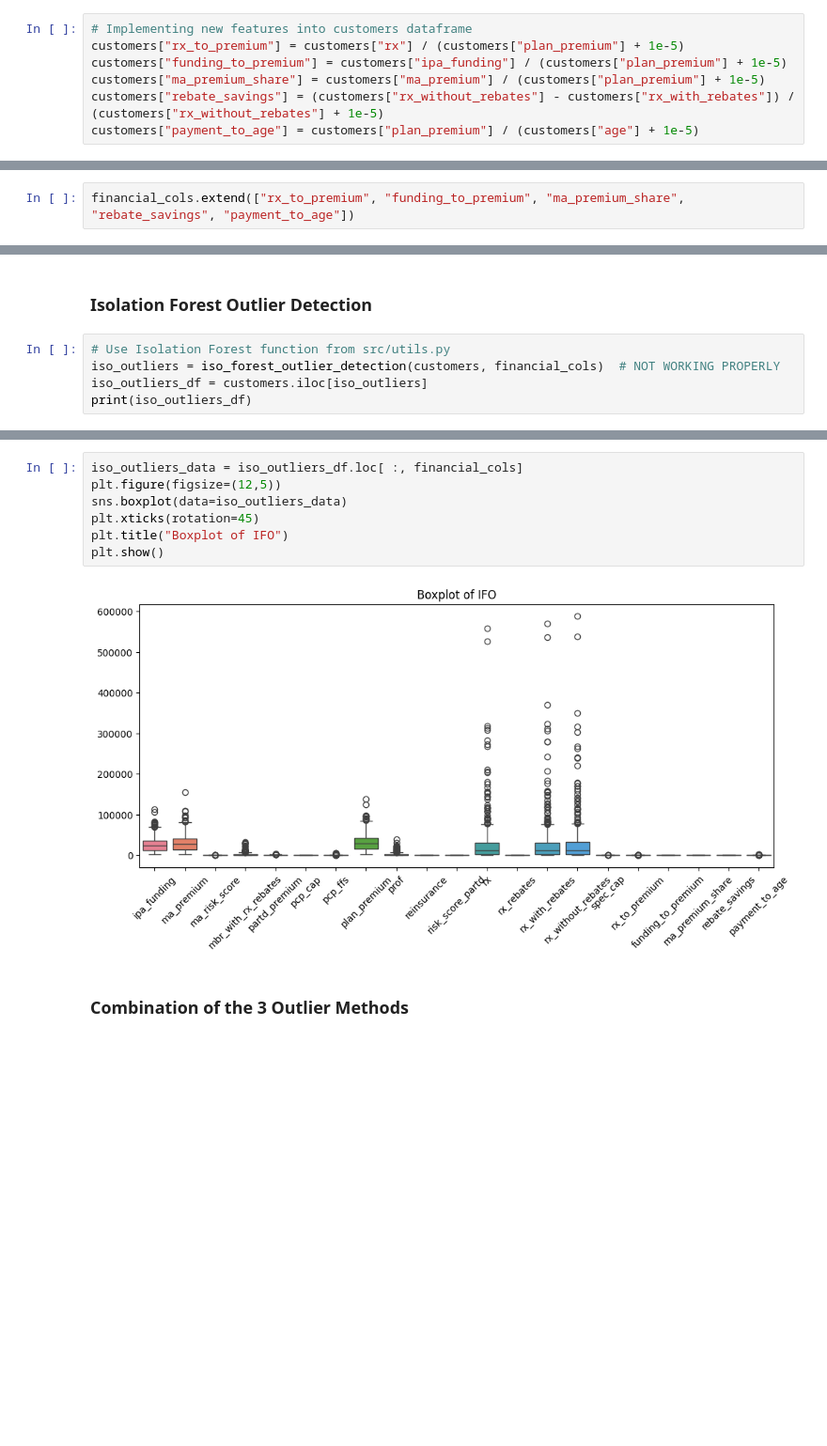
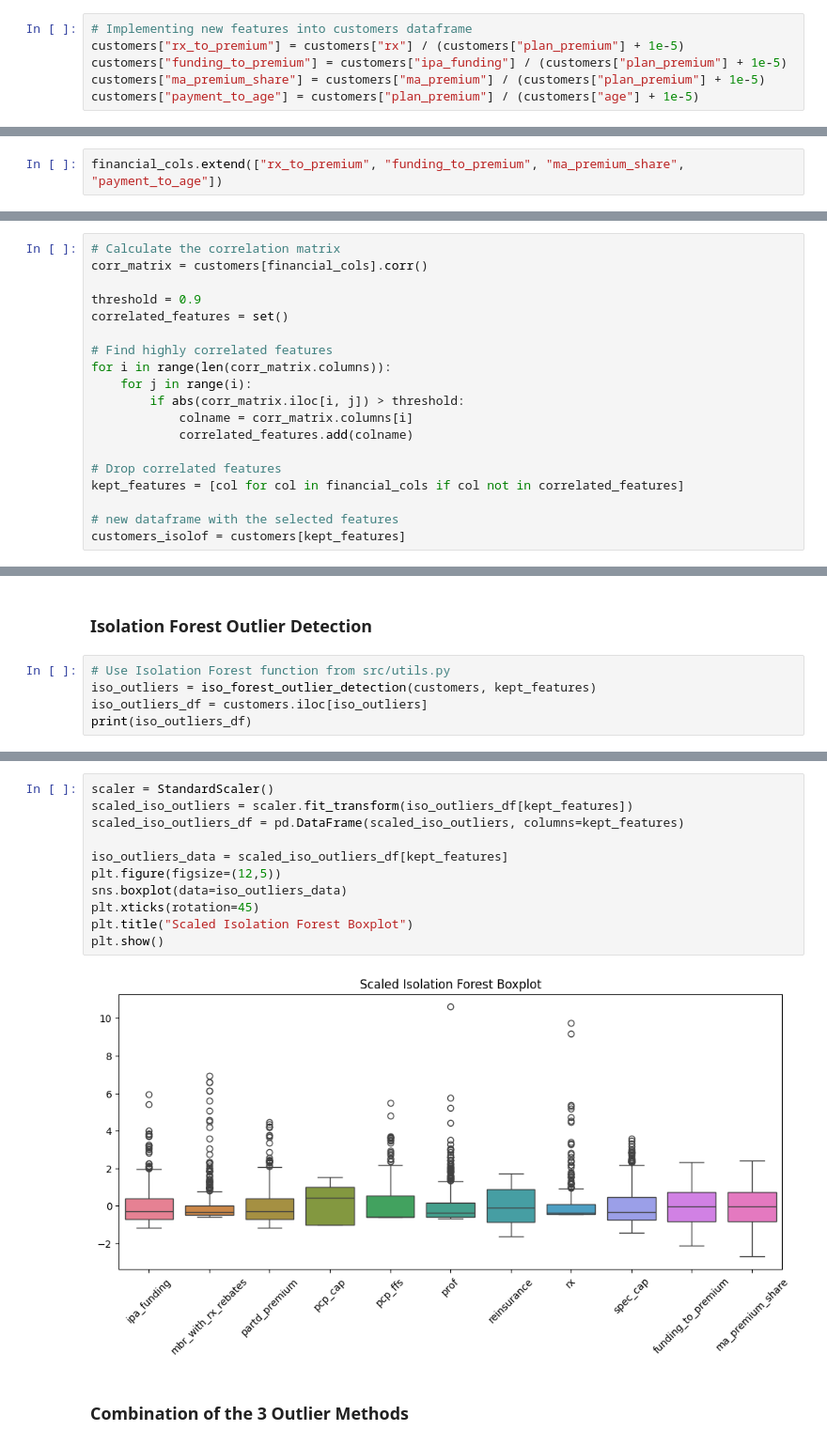
Before and after one commit to lizbethkr/Outlier-Detection, a Jupyter notebook: notebooks/outlier_detection.ipynb, the cells around one changed output, grey strips where cells are left out. Shown at 94% size. Drawn from its saved outputs; the diff is of its cells as text; blank space fills up the shorter version.

```diff
--- a/notebooks/outlier_detection.ipynb
+++ b/notebooks/outlier_detection.ipynb
@@ -276,12 +337,11 @@ Applying IQR filtering to columns with extreme outliers
 customers["rx_to_premium"] = customers["rx"] / (customers["plan_premium"] + 1e-5)
 customers["funding_to_premium"] = customers["ipa_funding"] / (customers["plan_premium"] + 1e-5)
 customers["ma_premium_share"] = customers["ma_premium"] / (customers["plan_premium"] + 1e-5)
-customers["rebate_savings"] = (customers["rx_without_rebates"] - customers["rx_with_rebates"]) / (customers["rx_without_rebates"] + 1e-5)
 customers["payment_to_age"] = customers["plan_premium"] / (customers["age"] + 1e-5)
 # %% [markdown]
 Add new ratios to financial_cols
 # %%
-financial_cols.extend(["rx_to_premium", "funding_to_premium", "ma_premium_share", "rebate_savings", "payment_to_age"])
+financial_cols.extend(["rx_to_premium", "funding_to_premium", "ma_premium_share", "payment_to_age"])
 # %% [markdown]
 Visualizing a histogram for each financial column can give an idea of how many outliers we can expect when performing IQR. If a feature is skewed, we can expect it to have a higher amount of outliers in contrast to a feature that is closer to a normal distribution
 # %%
@@ -341,0 +404,19 @@ plt.show()
+# %%
+# Calculate the correlation matrix
+corr_matrix = customers[financial_cols].corr()
+
+threshold = 0.9
+correlated_features = set()
+
+# Find highly correlated features
+for i in range(len(corr_matrix.columns)):
+    for j in range(i):
+        if abs(corr_matrix.iloc[i, j]) > threshold:
+            colname = corr_matrix.columns[i]
+            correlated_features.add(colname)
+
+# Drop correlated features
+kept_features = [col for col in financial_cols if col not in correlated_features]
+
+# new dataframe with the selected features
+customers_isolof = customers[kept_features]
@@ -366,7 +470,7 @@ plt.show()
 ### Isolation Forest Outlier Detection
 # %%
 # Use Isolation Forest function from src/utils.py
-iso_outliers = iso_forest_outlier_detection(customers, financial_cols)  # NOT WORKING PROPERLY
+iso_outliers = iso_forest_outlier_detection(customers, kept_features)
 iso_outliers_df = customers.iloc[iso_outliers]
 print(iso_outliers_df)
 # %% [output]
@@ -392,11 +498,15 @@ Total Outliers: 527
 # %%
-iso_outliers_data = iso_outliers_df.loc[ :, financial_cols]
+scaler = StandardScaler()
+scaled_iso_outliers = scaler.fit_transform(iso_outliers_df[kept_features])
+scaled_iso_outliers_df = pd.DataFrame(scaled_iso_outliers, columns=kept_features)
+
+iso_outliers_data = scaled_iso_outliers_df[kept_features]
 plt.figure(figsize=(12,5))
 sns.boxplot(data=iso_outliers_data)
 plt.xticks(rotation=45)
-plt.title("Boxplot of IFO")
+plt.title("Scaled Isolation Forest Boxplot")
 plt.show()
 # %% [output]
-[figure, old version]
+[figure, new version]
 # %% [markdown]
 ### Combination of the 3 Outlier Methods
```
Also changed, not shown: parts of 35 cells of this notebook, 1 other file.
